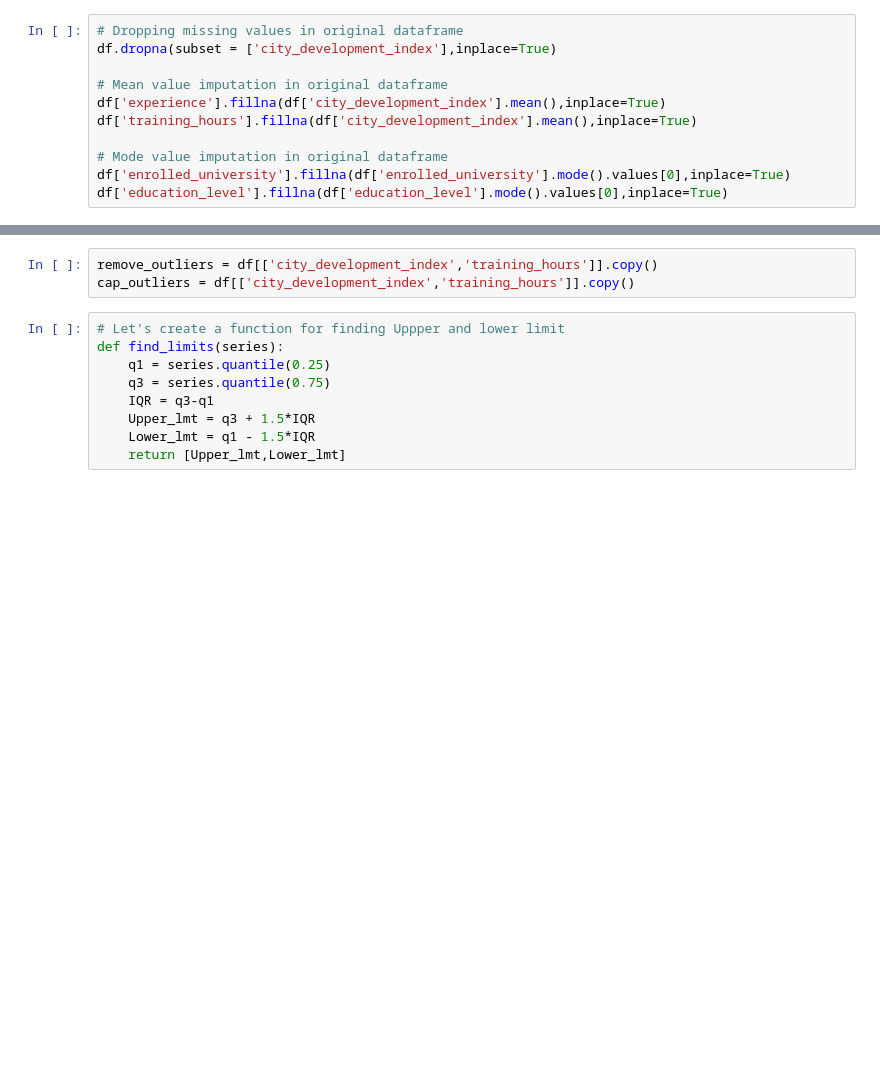
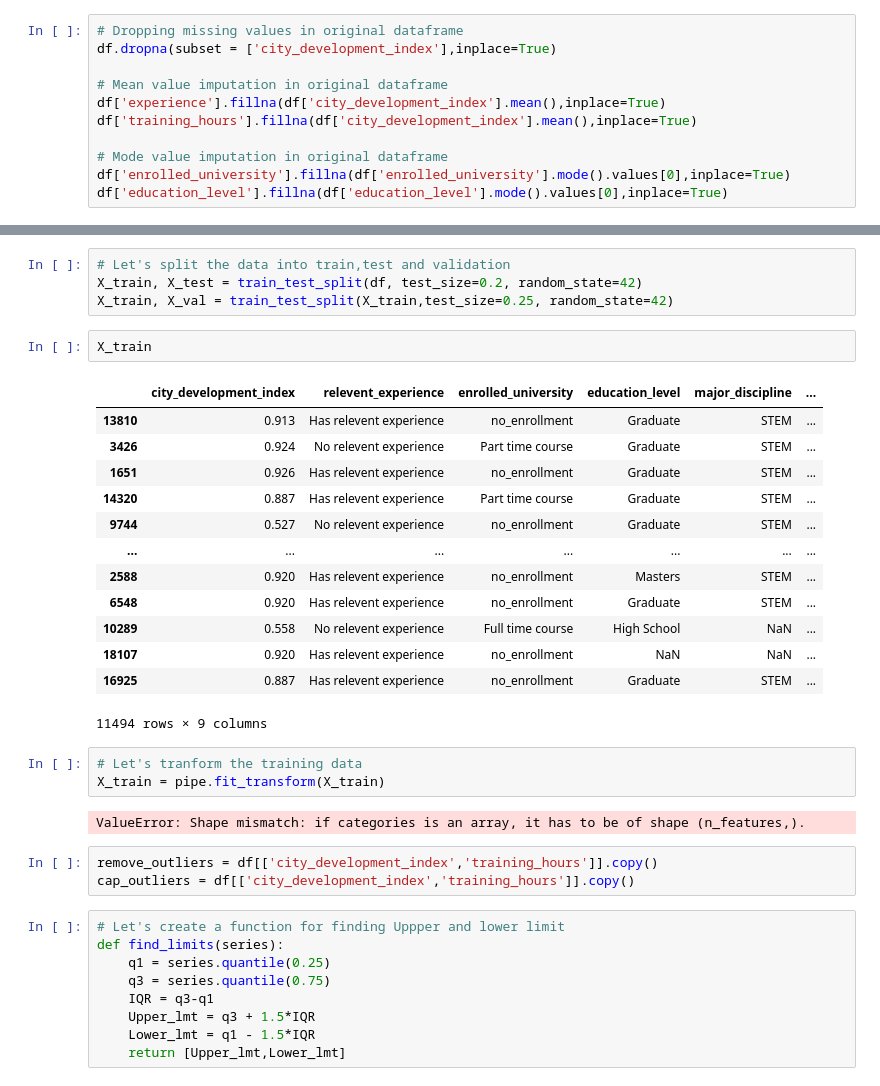
Before and after one commit to yuvraaj2002/Old_projects, a Jupyter notebook: DS job prediction/DS_job_prediction.ipynb, the cells around one changed output, grey strips where cells are left out. Drawn from its saved outputs; the diff is of its cells as text; blank space fills up the shorter version.

```diff
--- a/DS job prediction/DS_job_prediction.ipynb
+++ b/DS job prediction/DS_job_prediction.ipynb
@@ -278,3 +291,28 @@ Before removing or capping outliers let's create a copy of these features so tha
+# %%
+# Let's split the data into train,test and validation
+X_train, X_test = train_test_split(df, test_size=0.2, random_state=42)
+X_train, X_val = train_test_split(X_train,test_size=0.25, random_state=42)
+# %%
+X_train
+# %% [output]
+|  | city_development_index | relevent_experience | enrolled_university | education_level | major_discipline | ... |
+| 13810 | 0.913 | Has relevent experience | no_enrollment | Graduate | STEM | ... |
+| 3426 | 0.924 | No relevent experience | Part time course | Graduate | STEM | ... |
+| 1651 | 0.926 | Has relevent experience | no_enrollment | Graduate | STEM | ... |
+| 14320 | 0.887 | Has relevent experience | Part time course | Graduate | STEM | ... |
+| 9744 | 0.527 | No relevent experience | no_enrollment | Graduate | STEM | ... |
+| ... | ... | ... | ... | ... | ... | ... |
+| 2588 | 0.920 | Has relevent experience | no_enrollment | Masters | STEM | ... |
+| 6548 | 0.920 | Has relevent experience | no_enrollment | Graduate | STEM | ... |
+| 10289 | 0.558 | No relevent experience | Full time course | High School | NaN | ... |
+| 18107 | 0.920 | Has relevent experience | no_enrollment | NaN | NaN | ... |
+| 16925 | 0.887 | Has relevent experience | no_enrollment | Graduate | STEM | ... |
+11494 rows × 9 columns
+# %%
+# Let's tranform the training data
+X_train = pipe.fit_transform(X_train)
+# %% [output]
+ValueError: Shape mismatch: if categories is an array, it has to be of shape (n_features,).
 # %%
 remove_outliers = df[['city_development_index','training_hours']].copy()
 cap_outliers = df[['city_development_index','training_hours']].copy()
```
Also changed, not shown: parts of 23 cells of this notebook.
